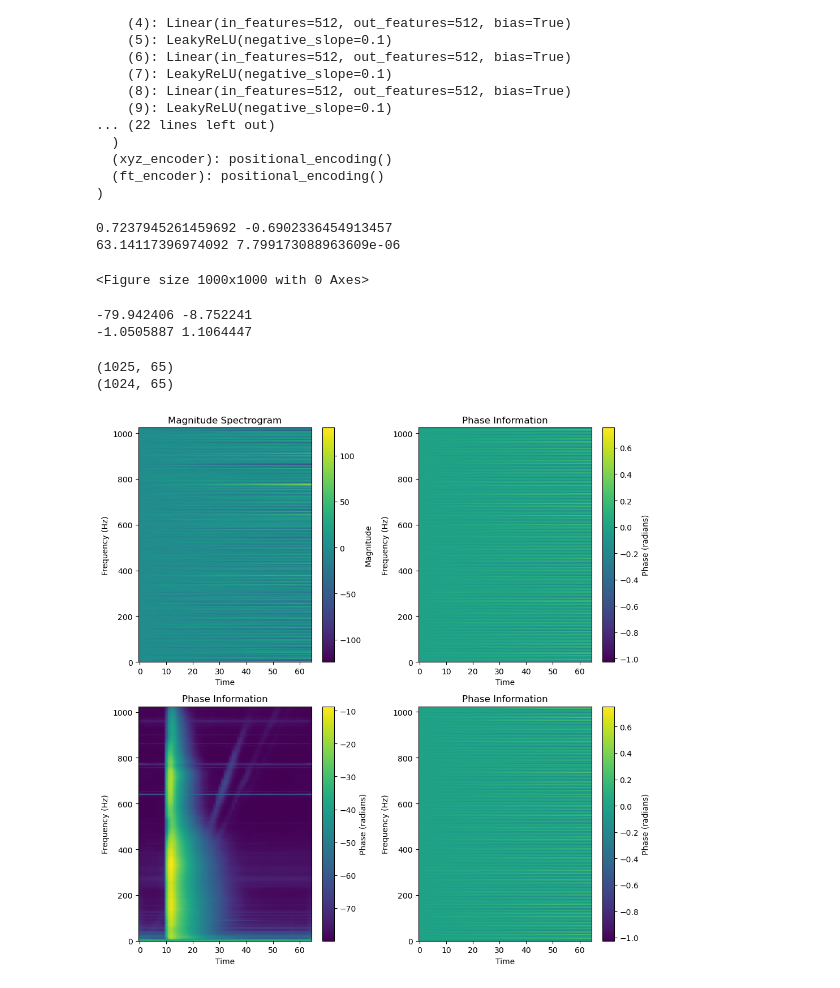
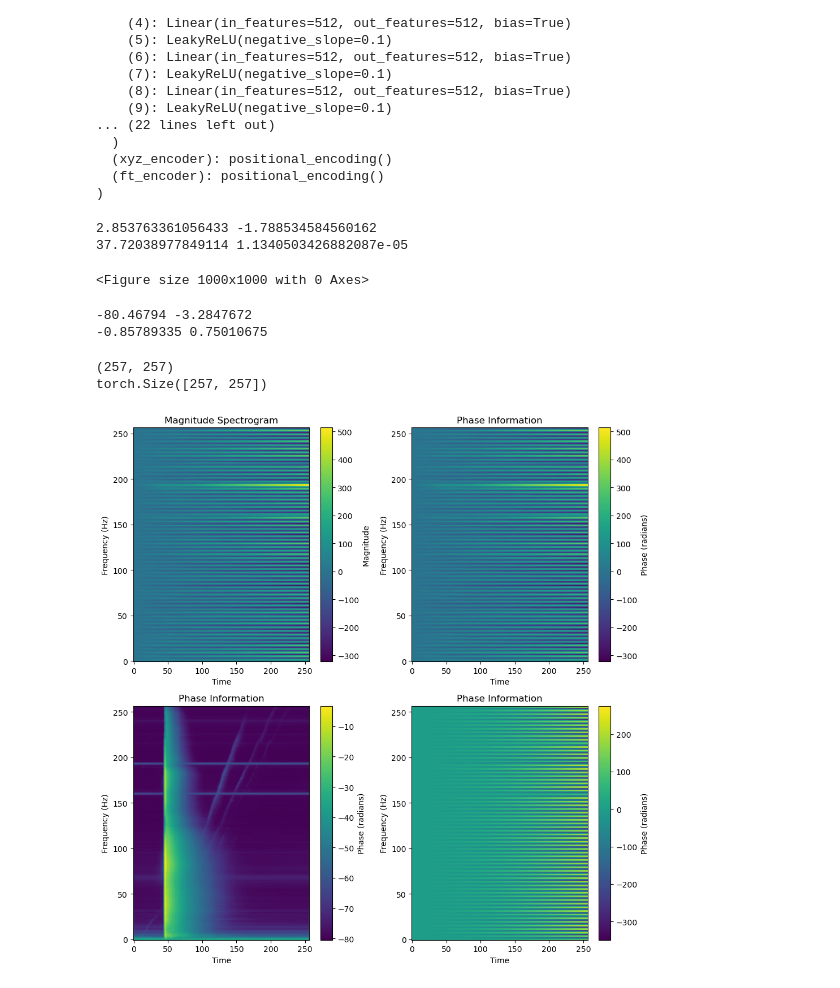
Before and after one commit to DavideNale/NAF, a Jupyter notebook: tests.ipynb, the cells around one changed output. Cells and saved outputs as stored; diff of their text form; code cells hidden in the pictures.

```diff
--- a/tests.ipynb
+++ b/tests.ipynb
@@ -25,8 +25,8 @@ device = 'cuda' if torch.cuda.is_available() else 'cpu'
 print('Loading data...')
 dataset = sound_samples(num_samples=20)
 # Load NAF with selected configuration
-net = NAF(input_dim = 416, min_xy=np.array([-1, -1]), max_xy=np.array([1, 1])).to(device)
-state_dict = torch.load('saved/net_20230917_140033_loss_0.0004153.pth')
+net = NAF(input_dim = 288, min_xy=np.array([-1, -1]), max_xy=np.array([1, 1])).to(device)
+state_dict = torch.load('saved/net_20230922_003700_loss_0.0008434.pth')
 net.load_state_dict(state_dict)
 net.eval()
 # %% [output]
@@ -52,26 +57,28 @@ NAF(
 # %%
-data = np.abs(librosa.stft(sample, n_fft=2048, hop_length=512))
-phase = np.angle(librosa.stft(sample, n_fft=2048, hop_length=512))
+n_fft = 512
+hop = n_fft // 4
+data = np.abs(librosa.stft(sample, n_fft=512, hop_length=hop))
+phase = np.angle(librosa.stft(sample, n_fft=512, hop_length=hop))
 phase = np.unwrap(phase)/180
 print(np.max(phase), np.min(phase))
 print(np.max(data), np.min(data))
 
 # Reconstruct the audio signal for visualization (optional)
-result = librosa.istft(data * np.exp(1j * phase), hop_length=512)
+result = librosa.istft(data * np.exp(1j * phase), hop_length=hop)
 
 # Create a figure with two subplots
 plt.figure(figsize=(10,10))# Calculate the magnitude spectrogram and phase
 plt.show()
 # %% [output]
-0.7237945261459692 -0.6902336454913457
-63.14117396974092 7.799173088963609e-06
+2.853763361056433 -1.788534584560162
+37.72038977849114 1.1340503426882087e-05
 <Figure size 1000x1000 with 0 Axes>
 # %%
 # Ground truth
-spectrogram = np.abs(librosa.stft(sample, n_fft=2048, hop_length=512))
+spectrogram = np.abs(librosa.stft(sample, n_fft=n_fft, hop_length=hop))
 gt_s = librosa.amplitude_to_db(spectrogram, ref=np.max)
 
-phase = np.angle(librosa.stft(sample, n_fft=2048, hop_length=512))
+phase = np.angle(librosa.stft(sample, n_fft=n_fft, hop_length=hop))
 gt_p = np.unwrap(phase)
 
 # inference
@@ -83,8 +90,8 @@ print(np.min(out_s.numpy()), np.max(out_s.numpy()))
 out_p = out[:,:,1]
 print(np.min(out_p.numpy()), np.max(out_p.numpy()))
 # %% [output]
--79.942406 -8.752241
--1.0505887 1.1064447
+-80.46794 -3.2847672
+-0.85789335 0.75010675
 # %%
 plt.figure(figsize=(10,10))
 
@@ -99,15 +106,14 @@ plt.gca().invert_yaxis()
 
 # Plot the phase information on the right
 temp = gt_p
-concat = np.concatenate(( gt_p, np.zeros((1,65))))
-temp = np.diff(concat, axis=0)/180
+#temp = np.diff(temp, axis=0)
 #temp = np.cumsum(temp, axis=0) * 180
 print(temp.shape)
 
-temp2 = dataset.phases[s,m]
-temp2 = np.diff(temp2, axis=0, n=1)/180
-#temp2 = np.cumsum(temp2, axis=0) * 180
-print(temp2.shape)
+temp2 = out_p * 180
+#temp2 = np.cumsum(np.concatenate((temp2, temp2[-1].reshape(1,-1))), axis=1)
+#temp2 = np.cumsum(temp2, axis=1) * np.pi
+#print(temp2.shape)
 #temp2 = 2 / math.pi * np.arcsin(temp2)
 #temp2 = (1/3) * np.arctanh( temp2) * 180
 
@@ -115,33 +121,33 @@ plt.subplot(222)
 plt.imshow(temp, cmap='viridis', aspect='auto')
 plt.colorbar(label='Phase (radians)')
 plt.title("Phase Information")
 plt.xlabel("Time")
 plt.ylabel("Frequency (Hz)")
 plt.gca().invert_yaxis()
 
 plt.subplot(223)
 #out_s[out_s > -15] /= 2
 plt.imshow(out_s, cmap='viridis', aspect='auto')
 plt.colorbar(label='Phase (radians)')
 plt.title("Phase Information")
 plt.xlabel("Time")
 plt.ylabel("Frequency (Hz)")
 plt.gca().invert_yaxis()
 
 plt.subplot(224)
 plt.imshow(temp2, cmap='viridis', aspect='auto')
 plt.colorbar(label='Phase (radians)')
 plt.title("Phase Information")
 plt.xlabel("Time")
 plt.ylabel("Frequency (Hz)")
 plt.gca().invert_yaxis()
 
 # Add space between the subplots
 plt.tight_layout()
 
 # Display the plot
 plt.show()
 # %% [output]
-(1025, 65)
-(1024, 65)
+(257, 257)
+torch.Size([257, 257])
-[figure, old version]
+[figure, new version]
```
Also changed, not shown: parts of 3 cells of this notebook, 9 other files.
